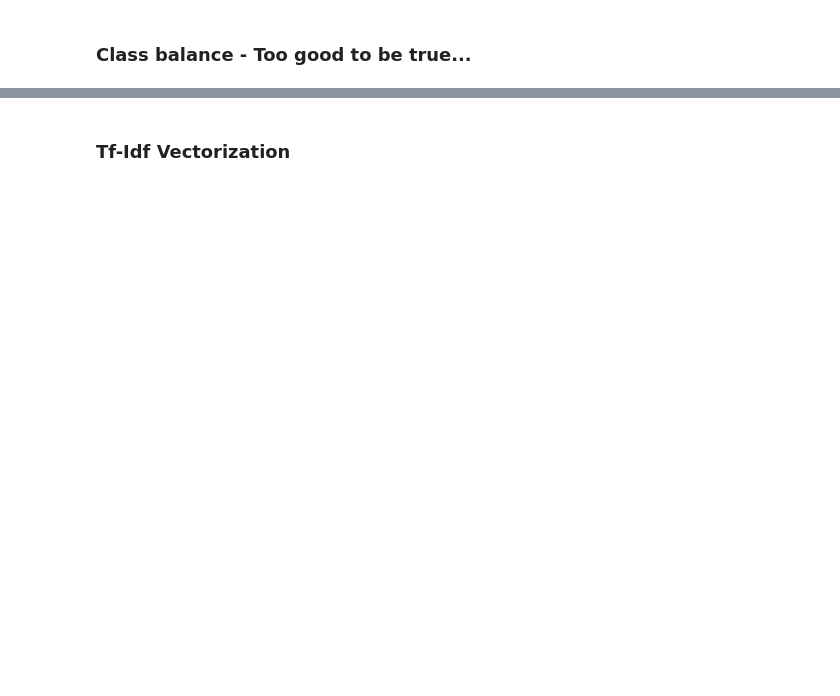
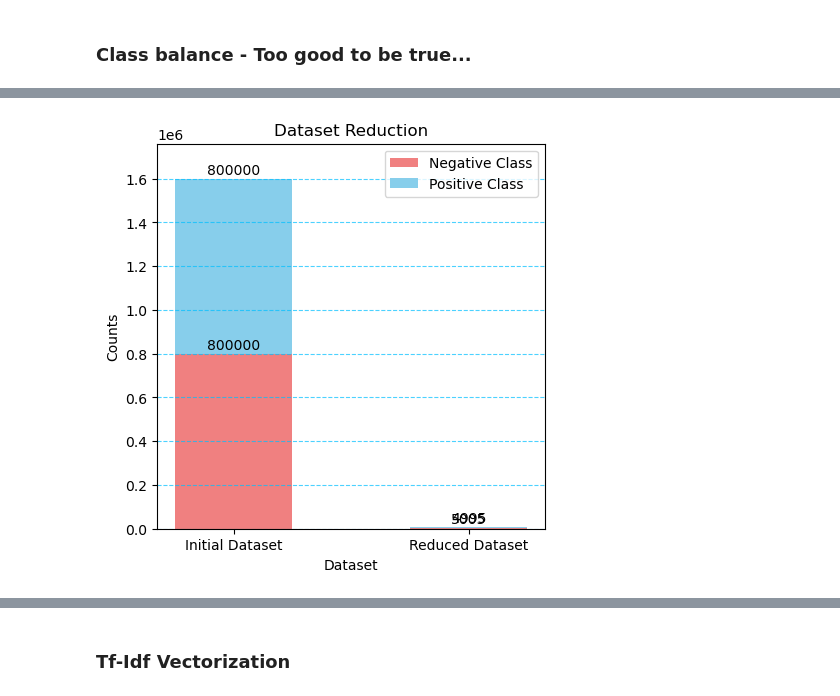
Before and after one commit to adma224/aws-real-time-sentiment-analysis, a Jupyter notebook: data-cleansing-feature-extraction.ipynb, the cells around one changed output, grey strips where cells are left out. Cells and saved outputs as stored; diff of their text form; code cells hidden in the pictures; blank space fills up the shorter version.

```diff
--- a/data-cleansing-feature-extraction.ipynb
+++ b/data-cleansing-feature-extraction.ipynb
@@ -333,0 +198,30 @@ import  string
+# %%
+def compare_datasets(old_counts, new_counts, ax):
+    index = np.arange(len(old_counts))
+    bar_width = 0.5
+    # Stacked bar for old counts
+    bars1 = ax.bar([0,1], [old_counts[0], new_counts[0]], bar_width, label='Negative Class', color='lightcoral')
+
+    # Stacked bar for new counts, on top of old counts
+    bars2 = ax.bar([0,1], [old_counts[1], new_counts[1]], bar_width, bottom=[old_counts[0], new_counts[0]], label='Positive Class', color='skyblue')
+
+    # Labeling
+    ax.set_xlabel('Dataset')
+    ax.set_ylabel('Counts')
+    ax.set_title('Dataset Reduction')
+    ax.set_xticks(index)
+    ax.set_xticklabels(['Initial Dataset', 'Reduced Dataset'])
+    ax.legend()
+    ax.grid(axis='y', linestyle='--', alpha=0.7, color='deepskyblue')
+    ax.margins(0.05, 0.1)
+
+    auto_label(bars1, ax)
+    auto_label(bars2, ax)
+
+fig, axs = plt.subplots(1, 1, figsize=(5, 5))
+
+compare_datasets(df_counts,data_counts, axs)
+
+plt.show()
+# %% [output]
+[figure, added]
```
Also changed, not shown: parts of 67 cells of this notebook, 1 other file.
